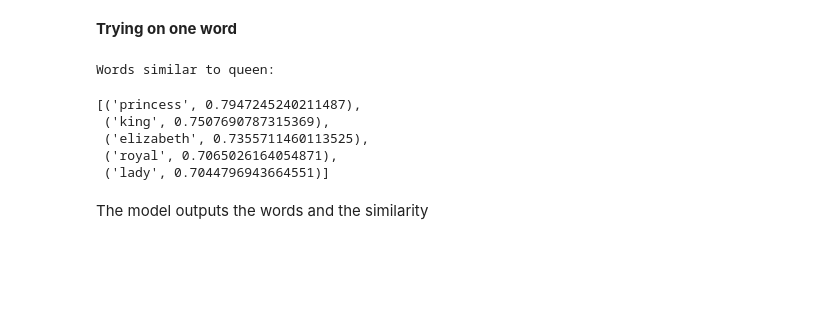
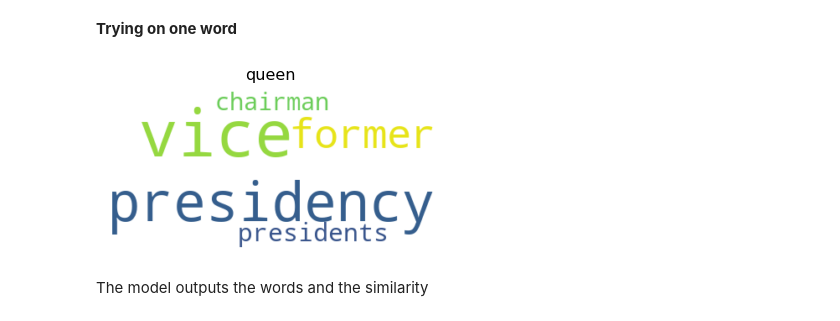
Before and after one commit to moaaztaha/PCA-SOM-ANN, a Jupyter notebook: PCA.ipynb, the cells around one changed output. Saved outputs shown, nothing was run; the diff lists cells and outputs as text; code cells hidden in the pictures; blank space fills up the shorter version.

```diff
--- a/PCA.ipynb
+++ b/PCA.ipynb
@@ -92,16 +119,19 @@ user_input = [x.strip() for x in input_words.split(',')]
 **Trying on one word**
 # %%
 sim_words = glove_model.most_similar(user_input[0], topn=5)
-# %%
-print(f'Words similar to {user_input[0]}:')
-sim_words
-# %% [output]
-Words similar to queen:
-[('princess', 0.7947245240211487),
- ('king', 0.7507690787315369),
- ('elizabeth', 0.7355711460113525),
- ('royal', 0.7065026164054871),
- ('lady', 0.7044796943664551)]
+# %%
+text = ''
+for t in np.array(sim_words)[:, 0]:
+  text += ' ' + t
+
+wordcloud = WordCloud( background_color='white').generate(text)
+
+plt.imshow(wordcloud, interpolation='bilinear')
+plt.axis("off")
+plt.title(user_input[0], fontsize=16)
+plt.show()
+# %% [output]
+[figure, added]
 # %% [markdown]
 The model outputs the words and the similarity
 # %% [markdown]
```
Also changed, not shown: parts of 16 cells of this notebook.
